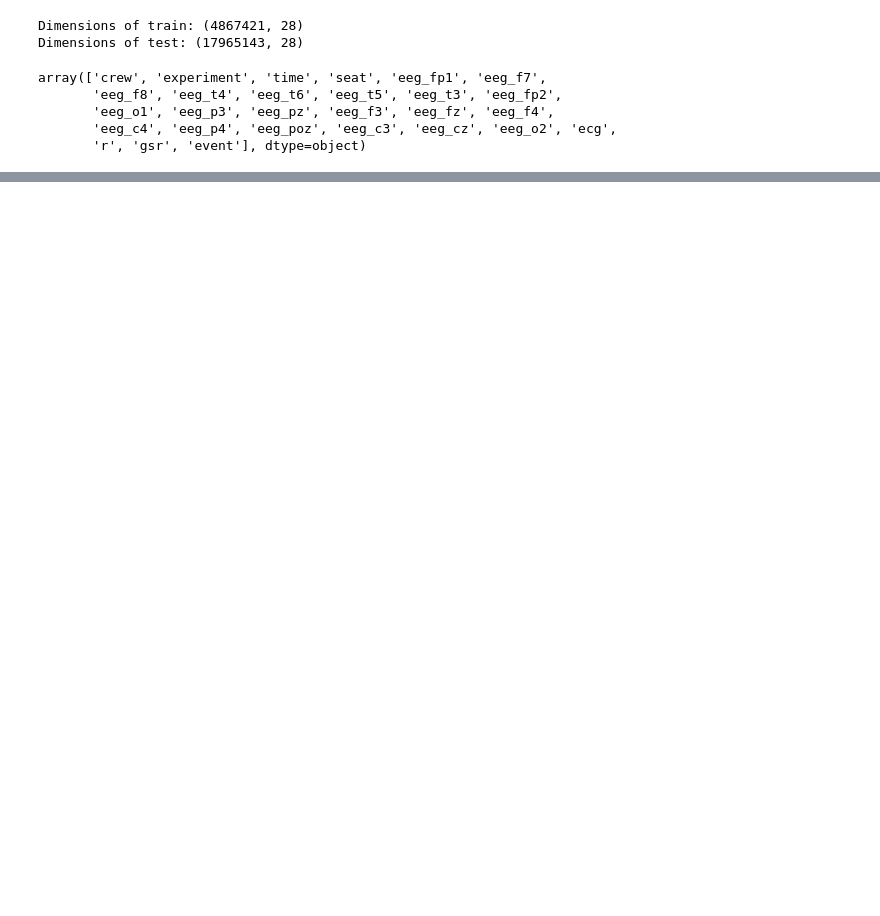
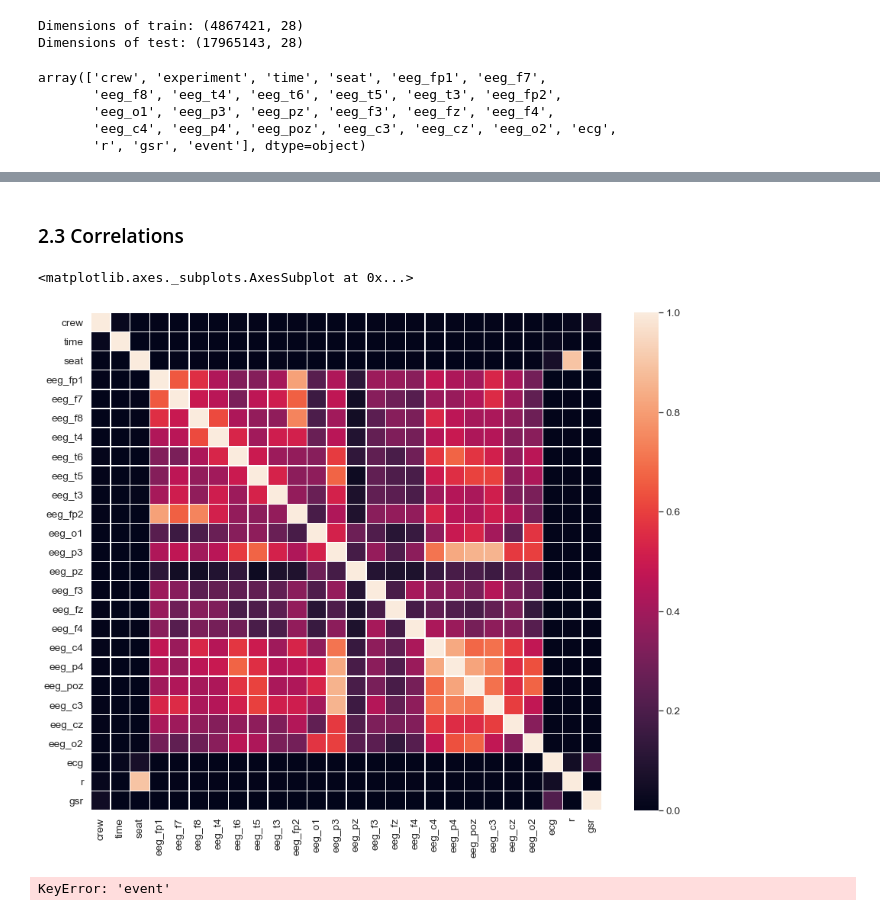
Before and after one commit to sebastianberge/reducing-aviation-fatalities, a Jupyter notebook: Notebook.ipynb, the cells around one changed output, grey strips where cells are left out. Saved outputs shown, nothing was run; the diff lists cells and outputs as text; code cells hidden in the pictures; blank space fills up the shorter version.

```diff
--- a/Notebook.ipynb
+++ b/Notebook.ipynb
@@ -52,0 +146,17 @@ array(['crew', 'experiment', 'time', 'seat', 'eeg_fp1', 'eeg_f7',
+# %% [markdown]
+### 2.3 Correlations
+# %%
+fig, ax = plt.subplots(figsize=(15, 12))
+corr = train.corr()
+sns.heatmap(corr, linewidths=.5, vmin=0, vmax=1)
+# %% [output]
+<matplotlib.axes._subplots.AxesSubplot at 0x...>
+[figure, added]
+# %%
+cols = corr.nlargest(10, 'event')['event'].index
+cm = np.corrcoef(train[cols].values.T)
+sns.set(font_scale=1.25)
+hm = sns.heatmap(cm, cbar=True, annot=True, square=True, fmt='.2f', annot_kws={'size':10}, yticklabels=cols.values, xticklabels=cols.values)
+plt.show()
+# %% [output]
+KeyError: 'event'
```
Also changed, not shown: parts of 16 cells of this notebook.
